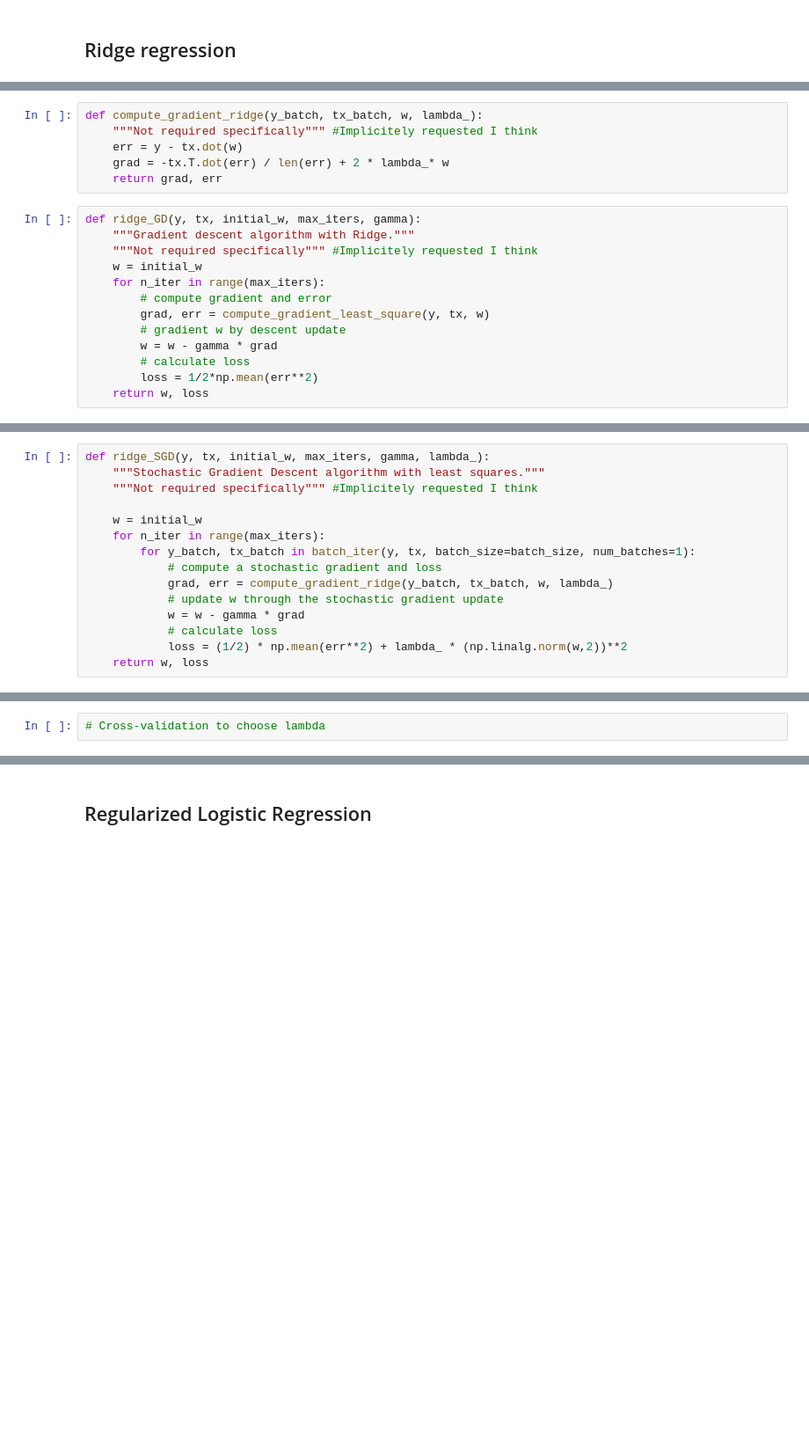
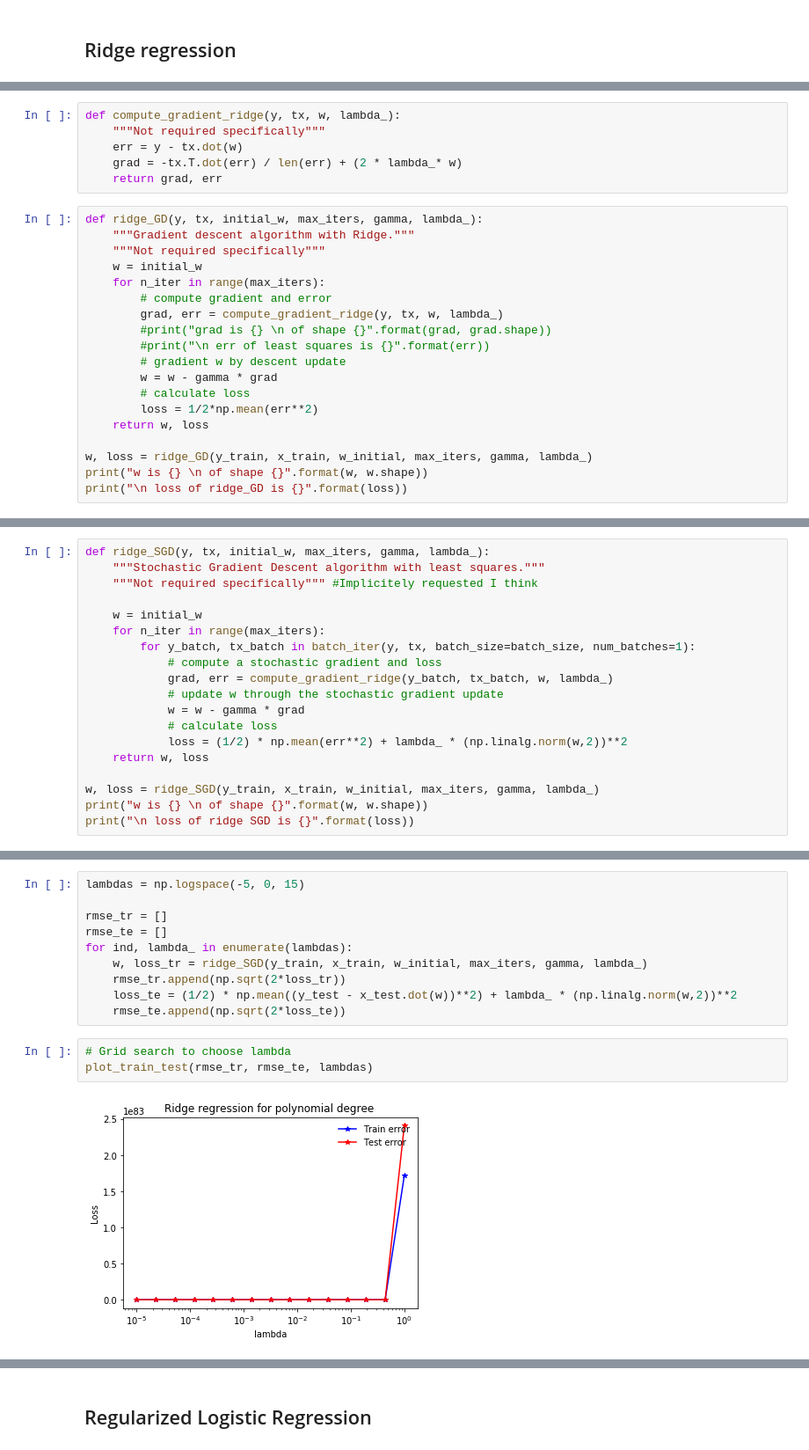
Before and after one commit to PaulineMauryL/MachineLearningProject1, a Jupyter notebook: Projet_1_Higgs_Boson.ipynb, the cells around one changed output, grey strips where cells are left out. Shown: that part at 88% size. Saved outputs shown, nothing was run; the diff lists cells and outputs as text; blank space fills up the shorter version.

```diff
--- a/Projet_1_Higgs_Boson.ipynb
+++ b/Projet_1_Higgs_Boson.ipynb
@@ -341,19 +448,25 @@ def ridge_regression(y, tx, lambda_):
 # %%
-def compute_gradient_ridge(y_batch, tx_batch, w, lambda_):
-    """Not required specifically""" #Implicitely requested I think
+def compute_gradient_ridge(y, tx, w, lambda_):
+    """Not required specifically"""
     err = y - tx.dot(w)
-    grad = -tx.T.dot(err) / len(err) + 2 * lambda_* w
+    grad = -tx.T.dot(err) / len(err) + (2 * lambda_* w)
     return grad, err
 # %%
-def ridge_GD(y, tx, initial_w, max_iters, gamma):
+def ridge_GD(y, tx, initial_w, max_iters, gamma, lambda_):
     """Gradient descent algorithm with Ridge."""
-    """Not required specifically""" #Implicitely requested I think
+    """Not required specifically"""
     w = initial_w
     for n_iter in range(max_iters):
         # compute gradient and error
-        grad, err = compute_gradient_least_square(y, tx, w)
+        grad, err = compute_gradient_ridge(y, tx, w, lambda_)
+        #print("grad is {} \n of shape {}".format(grad, grad.shape))
+        #print("\n err of least squares is {}".format(err))
         # gradient w by descent update
         w = w - gamma * grad
         # calculate loss
         loss = 1/2*np.mean(err**2)
     return w, loss
+
+w, loss = ridge_GD(y_train, x_train, w_initial, max_iters, gamma, lambda_)
+print("w is {} \n of shape {}".format(w, w.shape))
+print("\n loss of ridge_GD is {}".format(loss))
@@ -372,3 +497,7 @@ def ridge_SGD(y, tx, initial_w, max_iters, gamma, lambda_):
             # calculate loss
             loss = (1/2) * np.mean(err**2) + lambda_ * (np.linalg.norm(w,2))**2
     return w, loss
+
+w, loss = ridge_SGD(y_train, x_train, w_initial, max_iters, gamma, lambda_)
+print("w is {} \n of shape {}".format(w, w.shape))
+print("\n loss of ridge SGD is {}".format(loss))
@@ -375,2 +516,15 @@ def ridge_SGD(y, tx, initial_w, max_iters, gamma, lambda_):
+# %%
+lambdas = np.logspace(-5, 0, 15)
+
+rmse_tr = []
+rmse_te = []
+for ind, lambda_ in enumerate(lambdas):
+    w, loss_tr = ridge_SGD(y_train, x_train, w_initial, max_iters, gamma, lambda_)
+    rmse_tr.append(np.sqrt(2*loss_tr))
+    loss_te = (1/2) * np.mean((y_test - x_test.dot(w))**2) + lambda_ * (np.linalg.norm(w,2))**2
+    rmse_te.append(np.sqrt(2*loss_te))
 # %%
-# Cross-validation to choose lambda
+# Grid search to choose lambda
+plot_train_test(rmse_tr, rmse_te, lambdas)
+# %% [output]
+[figure, added]
```
Also changed, not shown: parts of 29 cells of this notebook.
